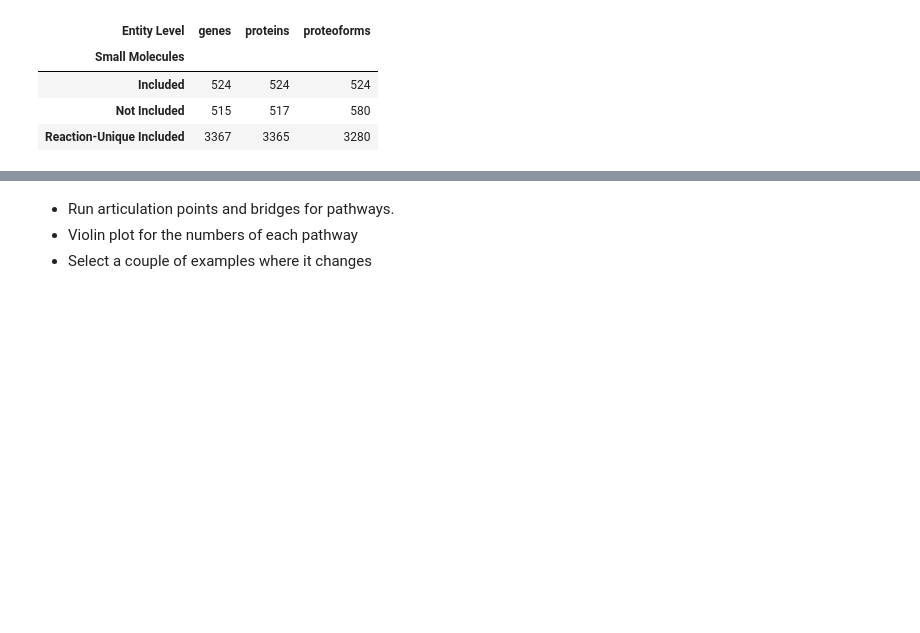
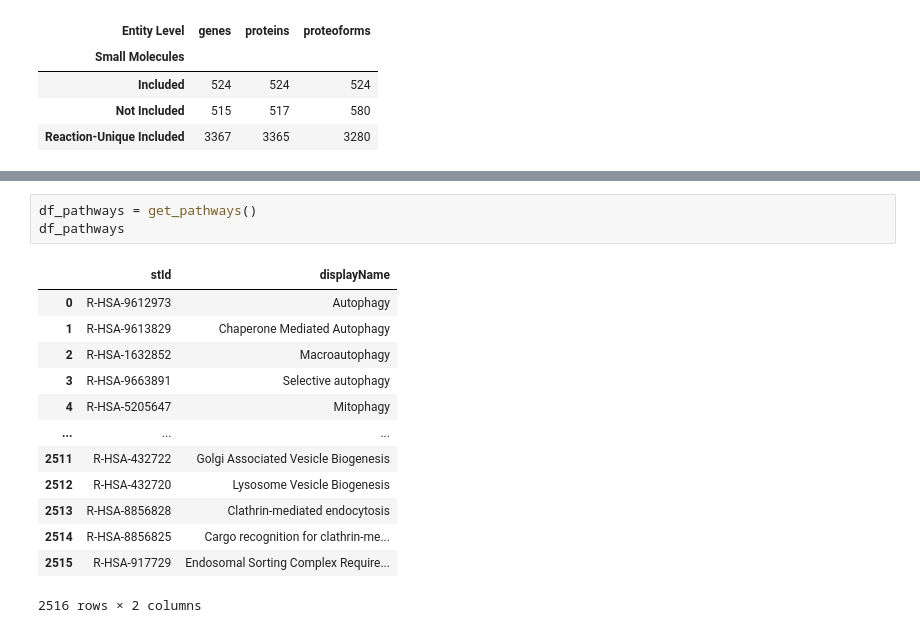
Before and after one commit to PathwayAnalysisPlatform/ProteoformNetworks, a Jupyter notebook: src/Python/analysis_1_network_topology.ipynb, the cells around one changed output, grey strips where cells are left out. Cells and saved outputs as stored; diff of their text form; blank space fills up the shorter version.

```diff
--- a/src/Python/analysis_1_network_topology.ipynb
+++ b/src/Python/analysis_1_network_topology.ipynb
@@ -470,4 +471,17 @@ br_ap["Bridges"].unstack().plot(kind='bar', stacked=False, color=COLORS_BORDER,
-# %% [markdown]
-- Run articulation points and bridges for pathways.
-- Violin plot for the numbers of each pathway
-- Select a couple of examples where it changes
+# %%
+df_pathways = get_pathways()
+df_pathways
+# %% [output]
+|  | stId | displayName |
+| 0 | R-HSA-9612973 | Autophagy |
+| 1 | R-HSA-9613829 | Chaperone Mediated Autophagy |
+| 2 | R-HSA-1632852 | Macroautophagy |
+| 3 | R-HSA-9663891 | Selective autophagy |
+| 4 | R-HSA-5205647 | Mitophagy |
+| ... | ... | ... |
+| 2511 | R-HSA-432722 | Golgi Associated Vesicle Biogenesis |
+| 2512 | R-HSA-432720 | Lysosome Vesicle Biogenesis |
+| 2513 | R-HSA-8856828 | Clathrin-mediated endocytosis |
+| 2514 | R-HSA-8856825 | Cargo recognition for clathrin-me... |
+| 2515 | R-HSA-917729 | Endosomal Sorting Complex Require... |
+2516 rows × 2 columns
```
Also changed, not shown: parts of 9 cells of this notebook, 22 other files.
